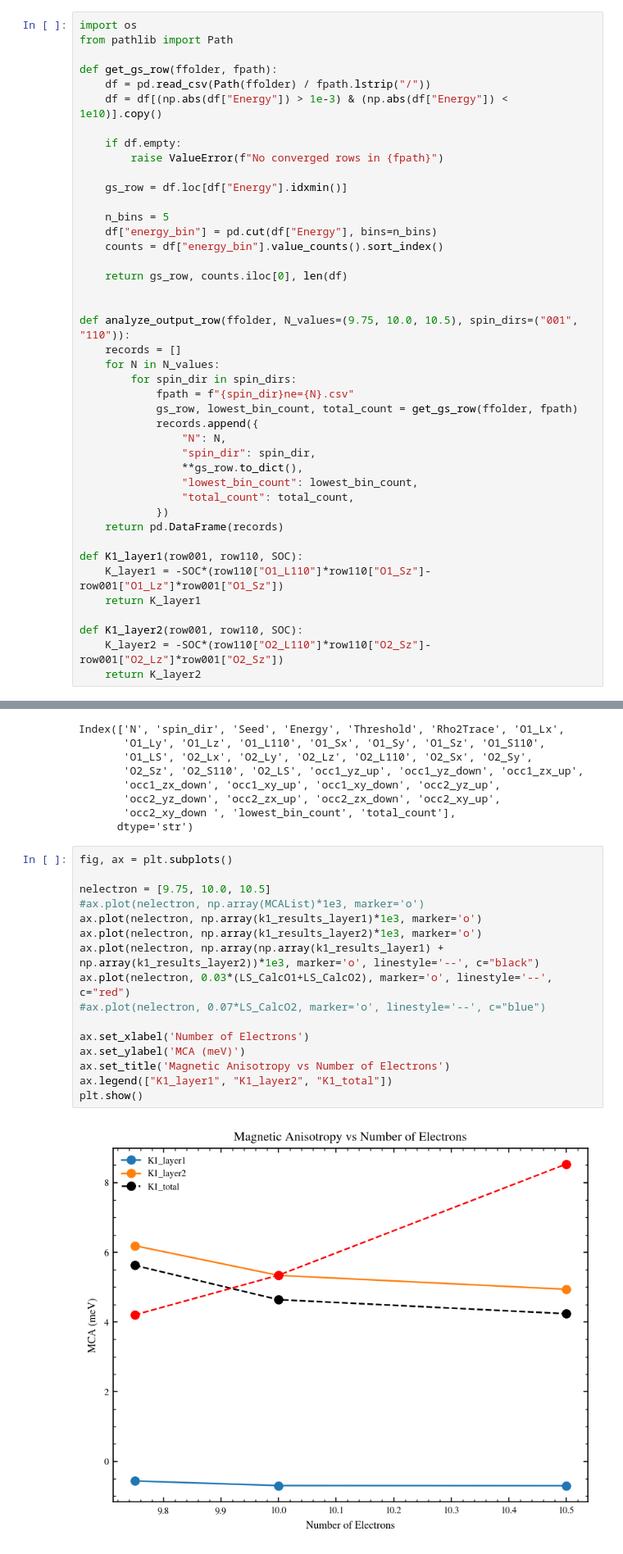
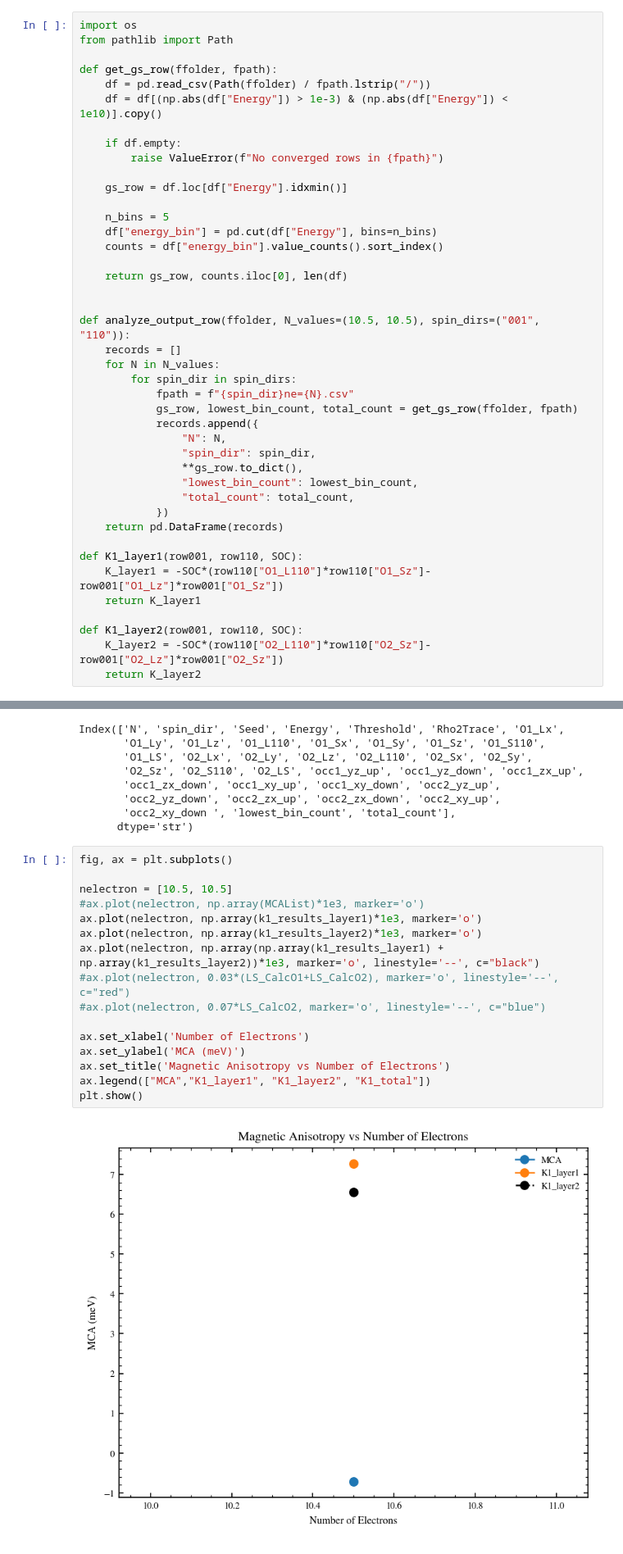
Before and after one commit to Astech34/Stoner-SCF, a Jupyter notebook: ground_state.ipynb, the cells around one changed output, grey strips where cells are left out. Shown at 82% size. Saved outputs shown, nothing was run; the diff lists cells and outputs as text.

```diff
--- a/ground_state.ipynb
+++ b/ground_state.ipynb
@@ -329,7 +683,7 @@ def get_gs_row(ffolder, fpath):
     return gs_row, counts.iloc[0], len(df)
 
 
-def analyze_output_row(ffolder, N_values=(9.75, 10.0, 10.5), spin_dirs=("001", "110")):
+def analyze_output_row(ffolder, N_values=(10.5, 10.5), spin_dirs=("001", "110")):
     records = []
     for N in N_values:
         for spin_dir in spin_dirs:
@@ -385,21 +739,21 @@ Index(['N', 'spin_dir', 'Seed', 'Energy', 'Threshold', 'Rho2Trace', 'O1_Lx',
 # %%
 fig, ax = plt.subplots()
 
-nelectron = [9.75, 10.0, 10.5]
+nelectron = [10.5, 10.5]
 #ax.plot(nelectron, np.array(MCAList)*1e3, marker='o')
 ax.plot(nelectron, np.array(k1_results_layer1)*1e3, marker='o')
 ax.plot(nelectron, np.array(k1_results_layer2)*1e3, marker='o')
 ax.plot(nelectron, np.array(np.array(k1_results_layer1) + np.array(k1_results_layer2))*1e3, marker='o', linestyle='--', c="black")
-ax.plot(nelectron, 0.03*(LS_CalcO1+LS_CalcO2), marker='o', linestyle='--', c="red")
+#ax.plot(nelectron, 0.03*(LS_CalcO1+LS_CalcO2), marker='o', linestyle='--', c="red")
 #ax.plot(nelectron, 0.07*LS_CalcO2, marker='o', linestyle='--', c="blue")
 
 ax.set_xlabel('Number of Electrons')
 ax.set_ylabel('MCA (meV)')
 ax.set_title('Magnetic Anisotropy vs Number of Electrons')
-ax.legend(["K1_layer1", "K1_layer2", "K1_total"])
+ax.legend(["MCA","K1_layer1", "K1_layer2", "K1_total"])
 plt.show()
 # %% [output]
-[figure, old version]
+[figure, new version]
 # %%
 fig1, axs1 = plt.subplots(2, 2)
 
```
Also changed, not shown: parts of 33 cells of this notebook, 5 other files.
